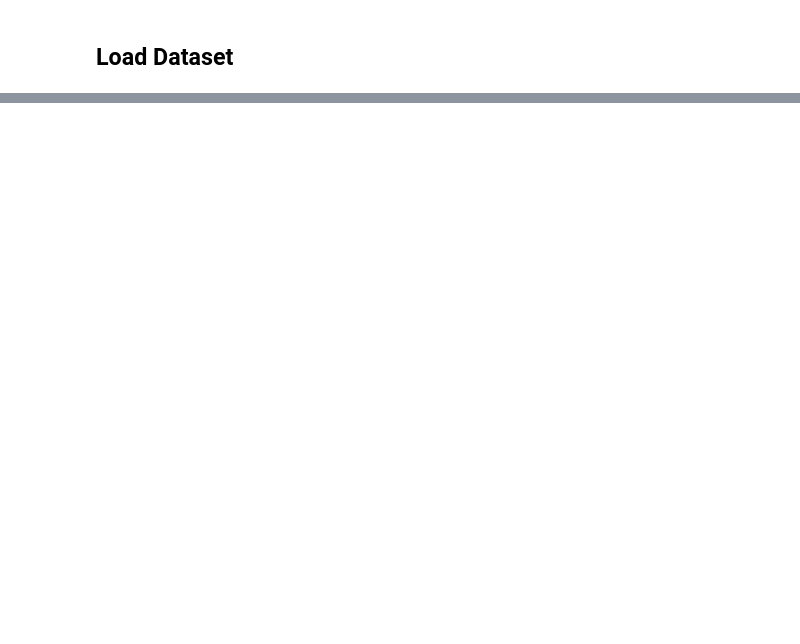
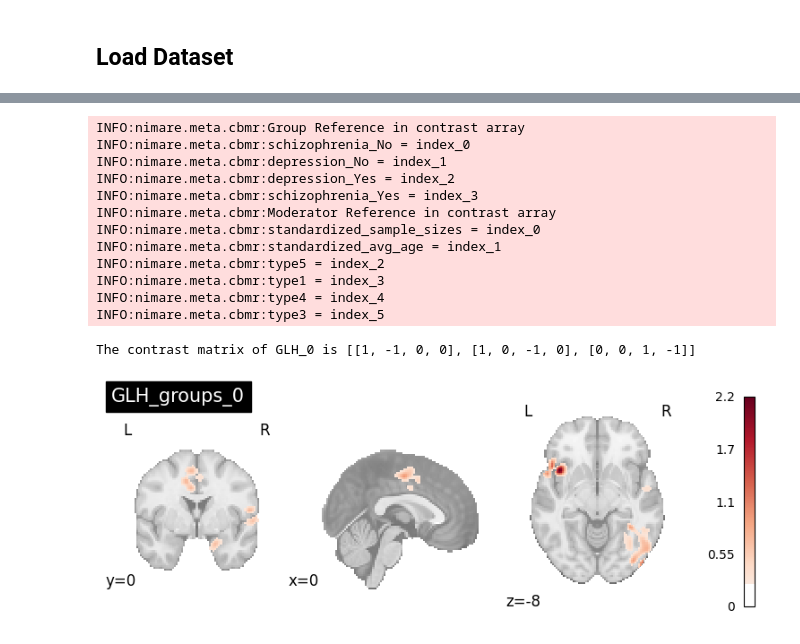
Before and after one commit to neurostuff/NiMARE, a Jupyter notebook: examples/02_meta-analyses/10_plot_cbmr.ipynb, the cells around one changed output, grey strips where cells are left out. Saved outputs shown, nothing was run; the diff lists cells and outputs as text; code cells hidden in the pictures; blank space fills up the shorter version.

Commit message:
[skip CI][WIP] complete example file for cbmr.

```diff
--- a/examples/02_meta-analyses/10_plot_cbmr.ipynb
+++ b/examples/02_meta-analyses/10_plot_cbmr.ipynb
@@ -92,0 +231,29 @@ plot_stat_map(
+# %%
+inference = CBMRInference(
+        CBMRResults=cres, device="cuda"
+    )
+contrast_result = inference.compute_contrast(t_con_groups=[[[1,-1,0,0], [1,0,-1,0], [0,0,1,-1]]], t_con_moderators=False)
+plot_stat_map(
+    cres.get_map("GLH_groups_0_z_statistics"),
+    cut_coords=[0, 0, -8],
+    draw_cross=False,
+    cmap="RdBu_r",
+    title="GLH_groups_0",
+    threshold=scipy.stats.norm.isf(0.4)
+)
+print("The contrast matrix of GLH_0 is {}".format(cres.metadata["GLH_groups_0"]))
+# %% [output]
+INFO:nimare.meta.cbmr:Group Reference in contrast array
+INFO:nimare.meta.cbmr:schizophrenia_No = index_0
+INFO:nimare.meta.cbmr:depression_No = index_1
+INFO:nimare.meta.cbmr:depression_Yes = index_2
+INFO:nimare.meta.cbmr:schizophrenia_Yes = index_3
+INFO:nimare.meta.cbmr:Moderator Reference in contrast array
+INFO:nimare.meta.cbmr:standardized_sample_sizes = index_0
+INFO:nimare.meta.cbmr:standardized_avg_age = index_1
+INFO:nimare.meta.cbmr:type5 = index_2
+INFO:nimare.meta.cbmr:type1 = index_3
+INFO:nimare.meta.cbmr:type4 = index_4
+INFO:nimare.meta.cbmr:type3 = index_5
+The contrast matrix of GLH_0 is [[1, -1, 0, 0], [1, 0, -1, 0], [0, 0, 1, -1]]
+[figure, added]
```
Also changed, not shown: parts of 21 cells of this notebook, 3 other files.
